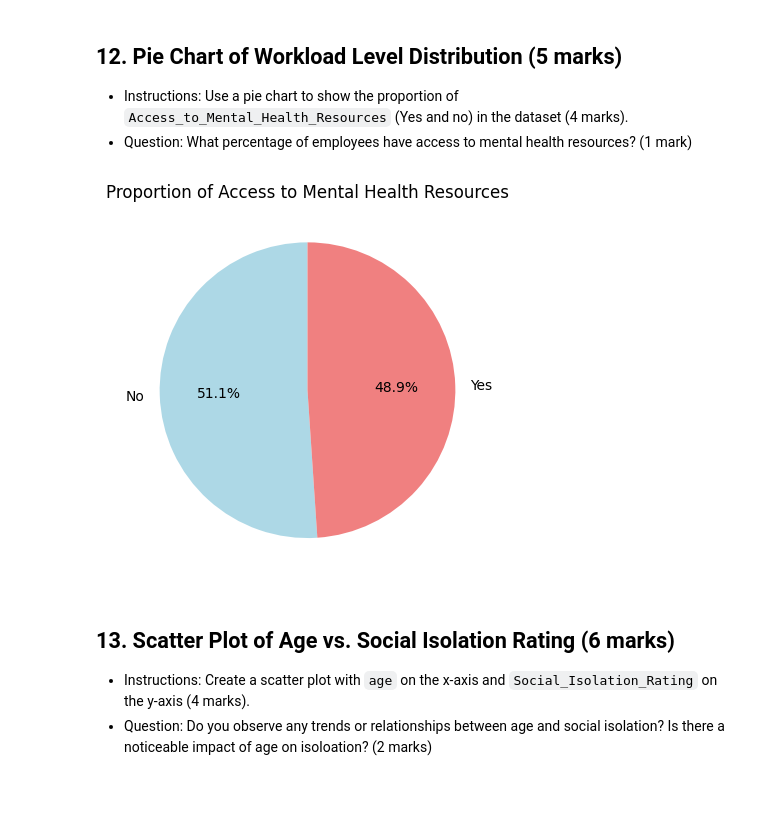
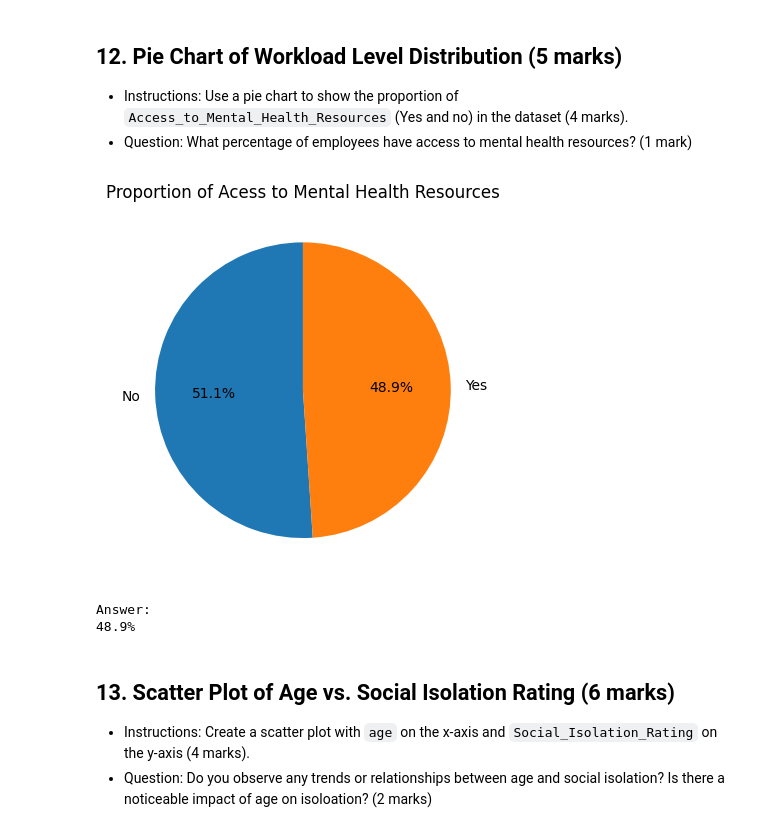
Before and after one commit to kuruxxii/PythonDA-course-assessment-submission, a Jupyter notebook: Assessment/Data_Analytics_with_Python_Assessment.ipynb, the cells around one changed output. Drawn from its saved outputs; the diff is of its cells as text; code cells hidden in the pictures; blank space fills up the shorter version.

```diff
--- a/Assessment/Data_Analytics_with_Python_Assessment.ipynb
+++ b/Assessment/Data_Analytics_with_Python_Assessment.ipynb
@@ -481,14 +492,17 @@ plt.show()
 - Question: What percentage of employees have access to mental health resources? (1 mark)
 # %%
 # Write code here
-access_counts = df['Access_to_Mental_Health_Resources'].value_counts()
-
-# Create a pie chart
-plt.pie(access_counts, labels=access_counts.index, autopct='%1.1f%%', startangle=90, colors=['lightblue', 'lightcoral'])
-plt.title('Proportion of Access to Mental Health Resources')
+labels = ['No', 'Yes',]
+sizes = df['Access_to_Mental_Health_Resources'].value_counts()
+plt.pie(sizes, labels=labels, autopct='%1.1f%%', startangle=90)
+plt.title("Proportion of Acess to Mental Health Resources")
 plt.show()
+sizes
+print('Answer: \n48.9%')
 # %% [output]
-[figure, old version]
+[figure, new version]
+Answer:
+48.9%
 # %% [markdown]
 ## 13. Scatter Plot of Age vs. Social Isolation Rating (6 marks)
 - Instructions: Create a scatter plot with `age` on the x-axis and `Social_Isolation_Rating` on the y-axis (4 marks).
```
Also changed, not shown: parts of 6 cells of this notebook.
